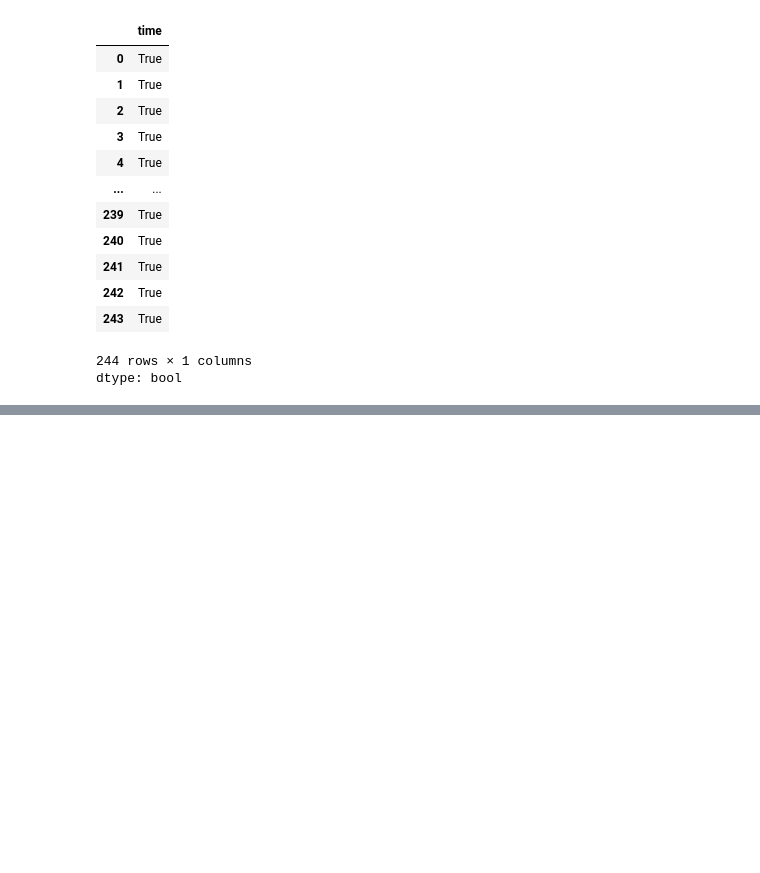
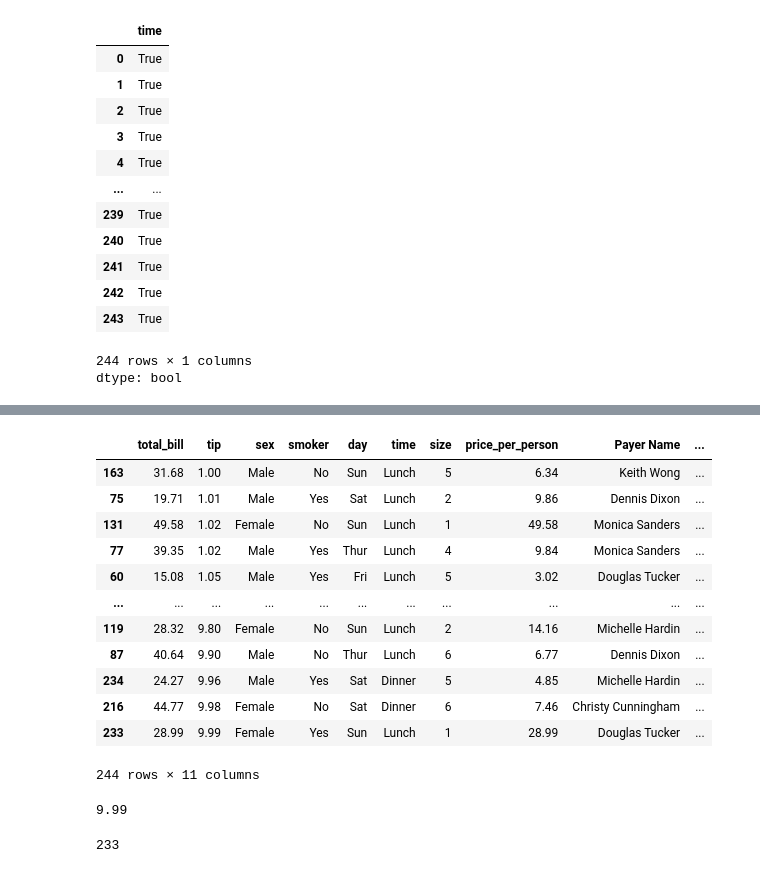
Before and after one commit to ibrahim10sy/learn-python, a Jupyter notebook: Filtrage_conditionnelle.ipynb, the cells around one changed output, grey strips where cells are left out. Saved outputs shown, nothing was run; the diff lists cells and outputs as text; code cells hidden in the pictures; blank space fills up the shorter version.

```diff
--- a/Filtrage_conditionnelle.ipynb
+++ b/Filtrage_conditionnelle.ipynb
@@ -117,0 +384,24 @@ dtype: bool
+# %%
+ df.sort_values(['tip','size'])
+# %% [output]
+|  | total_bill | tip | sex | smoker | day | time | size | price_per_person | Payer Name | ... |
+| 163 | 31.68 | 1.00 | Male | No | Sun | Lunch | 5 | 6.34 | Keith Wong | ... |
+| 75 | 19.71 | 1.01 | Male | Yes | Sat | Lunch | 2 | 9.86 | Dennis Dixon | ... |
+| 131 | 49.58 | 1.02 | Female | No | Sun | Lunch | 1 | 49.58 | Monica Sanders | ... |
+| 77 | 39.35 | 1.02 | Male | Yes | Thur | Lunch | 4 | 9.84 | Monica Sanders | ... |
+| 60 | 15.08 | 1.05 | Male | Yes | Fri | Lunch | 5 | 3.02 | Douglas Tucker | ... |
+| ... | ... | ... | ... | ... | ... | ... | ... | ... | ... | ... |
+| 119 | 28.32 | 9.80 | Female | No | Sun | Lunch | 2 | 14.16 | Michelle Hardin | ... |
+| 87 | 40.64 | 9.90 | Male | No | Thur | Lunch | 6 | 6.77 | Dennis Dixon | ... |
+| 234 | 24.27 | 9.96 | Male | Yes | Sat | Dinner | 5 | 4.85 | Michelle Hardin | ... |
+| 216 | 44.77 | 9.98 | Female | No | Sat | Dinner | 6 | 7.46 | Christy Cunningham | ... |
+| 233 | 28.99 | 9.99 | Female | Yes | Sun | Lunch | 1 | 28.99 | Douglas Tucker | ... |
+244 rows × 11 columns
+# %%
+df['tip'].max()
+# %% [output]
+9.99
+# %%
+df['tip'].idxmax()
+# %% [output]
+233
```
Also changed, not shown: parts of 48 cells of this notebook.
